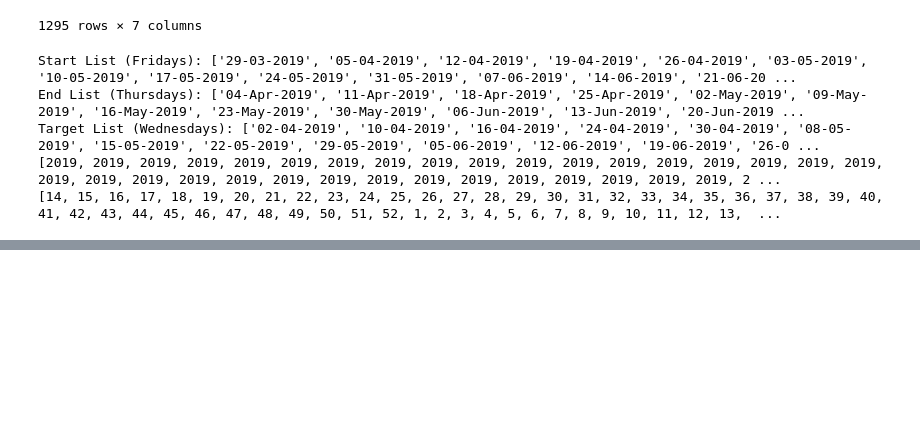
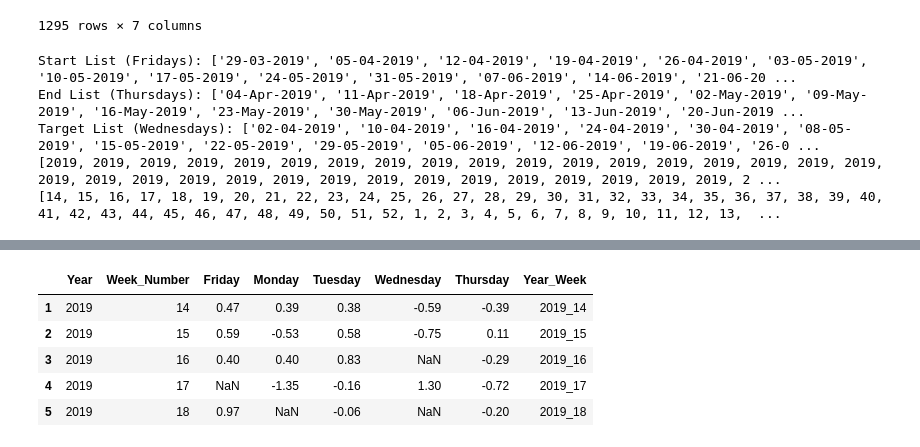
Before and after one commit to bala-ceg/backtest-strategies, a Jupyter notebook: weeklyexpiry_prediction.ipynb, the cells around one changed output, grey strips where cells are left out. Cells and saved outputs as stored; diff of their text form; code cells hidden in the pictures; blank space fills up the shorter version.

```diff
--- a/weeklyexpiry_prediction.ipynb
+++ b/weeklyexpiry_prediction.ipynb
@@ -372,6 +369,13 @@ pivoted_data_2 = pivoted_data_2[['Year','Week_Number', 'Friday', 'Monday', 'Tues
 pivoted_data_2 = pivoted_data_2.dropna(thresh=pivoted_data_2.shape[1] - 5 + 1)
 pivoted_data_2['Thursday'].fillna(pivoted_data_2['Wednesday'], inplace=True)
 # %%
-pivoted_data_2
+pivoted_data_2.head(5)
+# %% [output]
+|  | Year | Week_Number | Friday | Monday | Tuesday | Wednesday | Thursday | Year_Week |
+| 1 | 2019 | 14 | 0.47 | 0.39 | 0.38 | -0.59 | -0.39 | 2019_14 |
+| 2 | 2019 | 15 | 0.59 | -0.53 | 0.58 | -0.75 | 0.11 | 2019_15 |
+| 3 | 2019 | 16 | 0.40 | 0.40 | 0.83 | NaN | -0.29 | 2019_16 |
+| 4 | 2019 | 17 | NaN | -1.35 | -0.16 | 1.30 | -0.72 | 2019_17 |
+| 5 | 2019 | 18 | 0.97 | NaN | -0.06 | NaN | -0.20 | 2019_18 |
 # %%
 pivoted_data_2['Year_Week'] = pivoted_data_2['Year'].astype(str) + '_' + pivoted_data_2['Week_Number'].astype(str)
```
Also changed, not shown: parts of 11 cells of this notebook.
